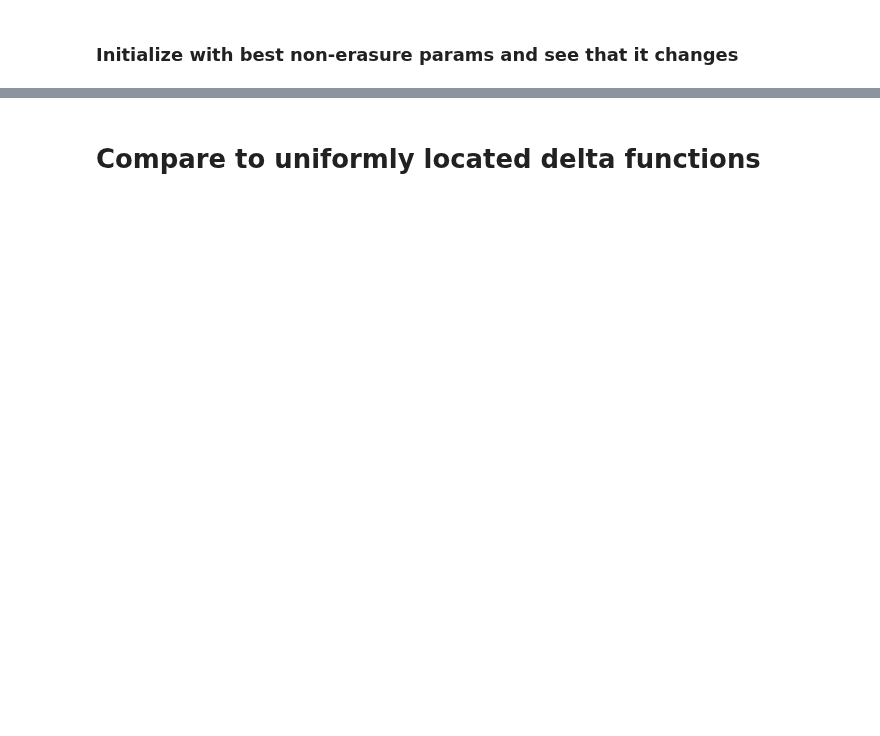
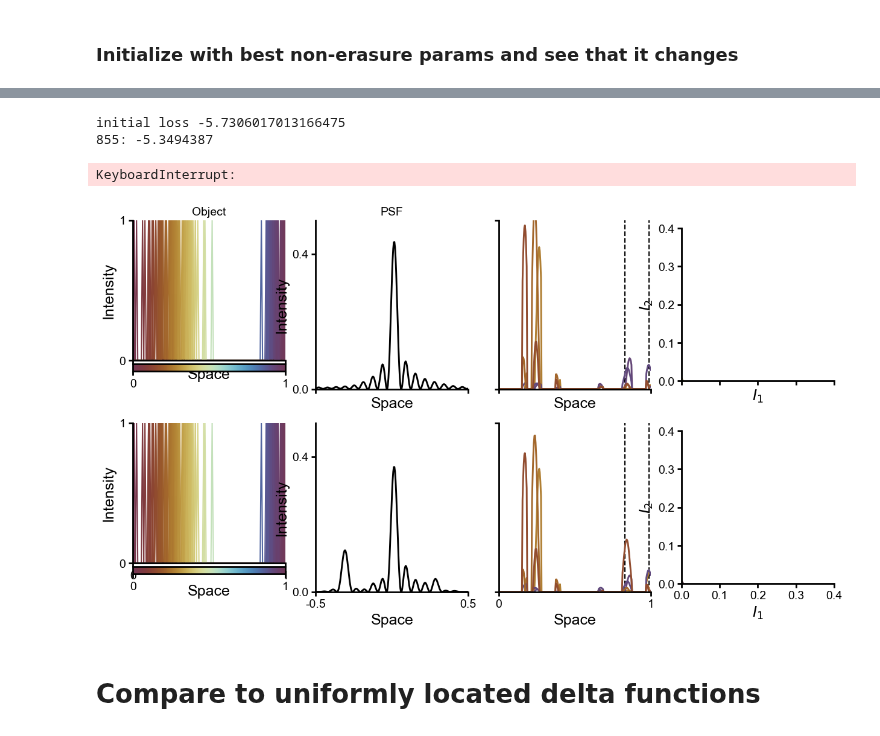
Before and after one commit to Waller-Lab/EncodingInformation, a Jupyter notebook: 1d_simulations/optimizing_with_information_and_erasure_masks.ipynb, the cells around one changed output, grey strips where cells are left out. Drawn from its saved outputs; the diff is of its cells as text; code cells hidden in the pictures; blank space fills up the shorter version.

```diff
--- a/1d_simulations/optimizing_with_information_and_erasure_masks.ipynb
+++ b/1d_simulations/optimizing_with_information_and_erasure_masks.ipynb
@@ -471,3 +209,28 @@ Text(0.5, 0.98, 'Initial: -46.52, Optimized (no erasure): -46.42, Optimized (wit
+# %%
+decay = 0.999
+
+initial_kernel = conv_kernel_from_params(optimized_params_no_erasure)
+initial_kernel, initial_params, optimized_params, objects, initial_mi, optimized_mi_no_erasure = optimize_PSF_and_estimate_mi(
+                objects_fn, noise_sigma, erasure_mask, initial_kernel=initial_kernel, learning_rate=1e-4)
+# %% [output]
+initial loss -5.7306017013166475
+855: -5.3494387
+KeyboardInterrupt:
+# %%
+########################## Plot the results #####################################
+intensity_lim_max = 0.4
+# sampling indices are two random non-erased indices
+sampling_indices = onp.random.choice(non_erased_indices, 2, replace=False)
+# make the smaller one first
+sampling_indices = np.sort(sampling_indices)
+
+fig, ax = plt.subplots(2, 4, figsize=(15, 8), sharex='col')
+make_delta_fn_object_PSF_plot(ax[0], initial_params, objects, erasure_mask, noise_sigma, psf_y_max=0.5,
+                              intensity_lim_max=intensity_lim_max, sampling_indices=sampling_indices, titles=True)
+make_delta_fn_object_PSF_plot(ax[1], optimized_params, objects, erasure_mask, noise_sigma, psf_y_max=0.5,
+                              intensity_lim_max=intensity_lim_max, sampling_indices=sampling_indices)
+# %% [output]
+[figure, added]
 # %% [markdown]
 # Compare to uniformly located delta functions
 # %%
```
Also changed, not shown: parts of 17 cells of this notebook, 11 other files.
